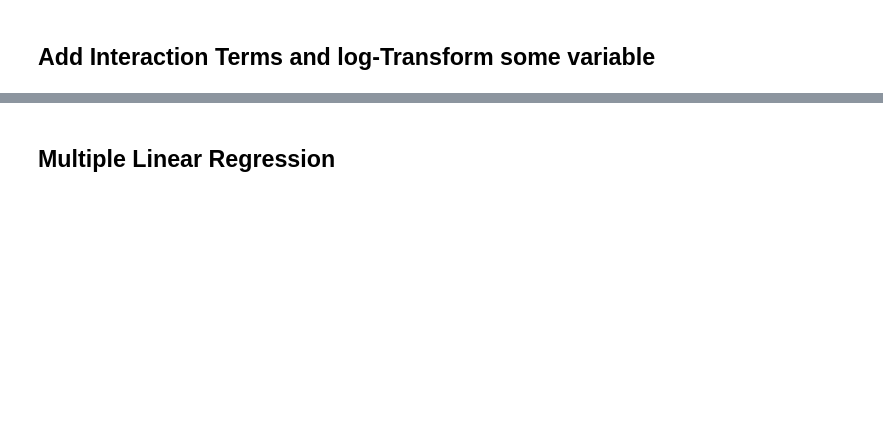
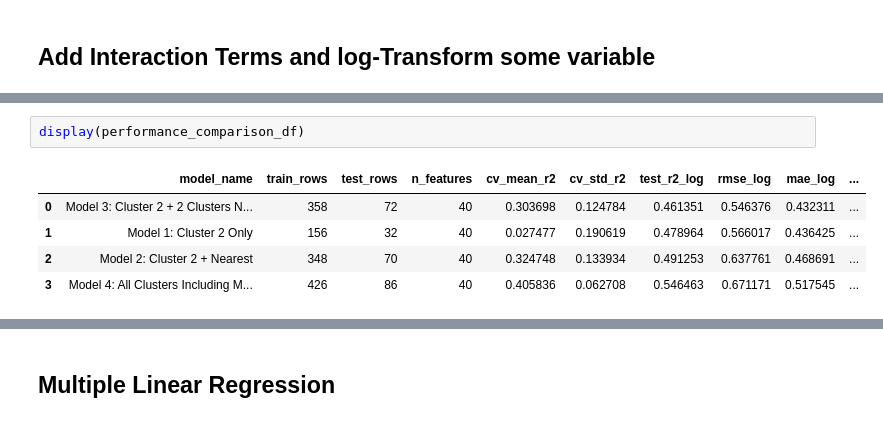
Before and after one commit to hawa1983/Capstone, a Jupyter notebook: ibx_capstone_v6.ipynb, the cells around one changed output, grey strips where cells are left out. Cells and saved outputs as stored; diff of their text form; blank space fills up the shorter version.

```diff
--- a/ibx_capstone_v6.ipynb
+++ b/ibx_capstone_v6.ipynb
@@ -10517,0 +11084,8 @@ print(" - ibx_ridership_predictions_rf.csv")
+# %%
+display(performance_comparison_df)
+# %% [output]
+|  | model_name | train_rows | test_rows | n_features | cv_mean_r2 | cv_std_r2 | test_r2_log | rmse_log | mae_log | ... |
+| 0 | Model 3: Cluster 2 + 2 Clusters N... | 358 | 72 | 40 | 0.303698 | 0.124784 | 0.461351 | 0.546376 | 0.432311 | ... |
+| 1 | Model 1: Cluster 2 Only | 156 | 32 | 40 | 0.027477 | 0.190619 | 0.478964 | 0.566017 | 0.436425 | ... |
+| 2 | Model 2: Cluster 2 + Nearest | 348 | 70 | 40 | 0.324748 | 0.133934 | 0.491253 | 0.637761 | 0.468691 | ... |
+| 3 | Model 4: All Clusters Including M... | 426 | 86 | 40 | 0.405836 | 0.062708 | 0.546463 | 0.671171 | 0.517545 | ... |
```
Also changed, not shown: parts of 68 cells of this notebook.
